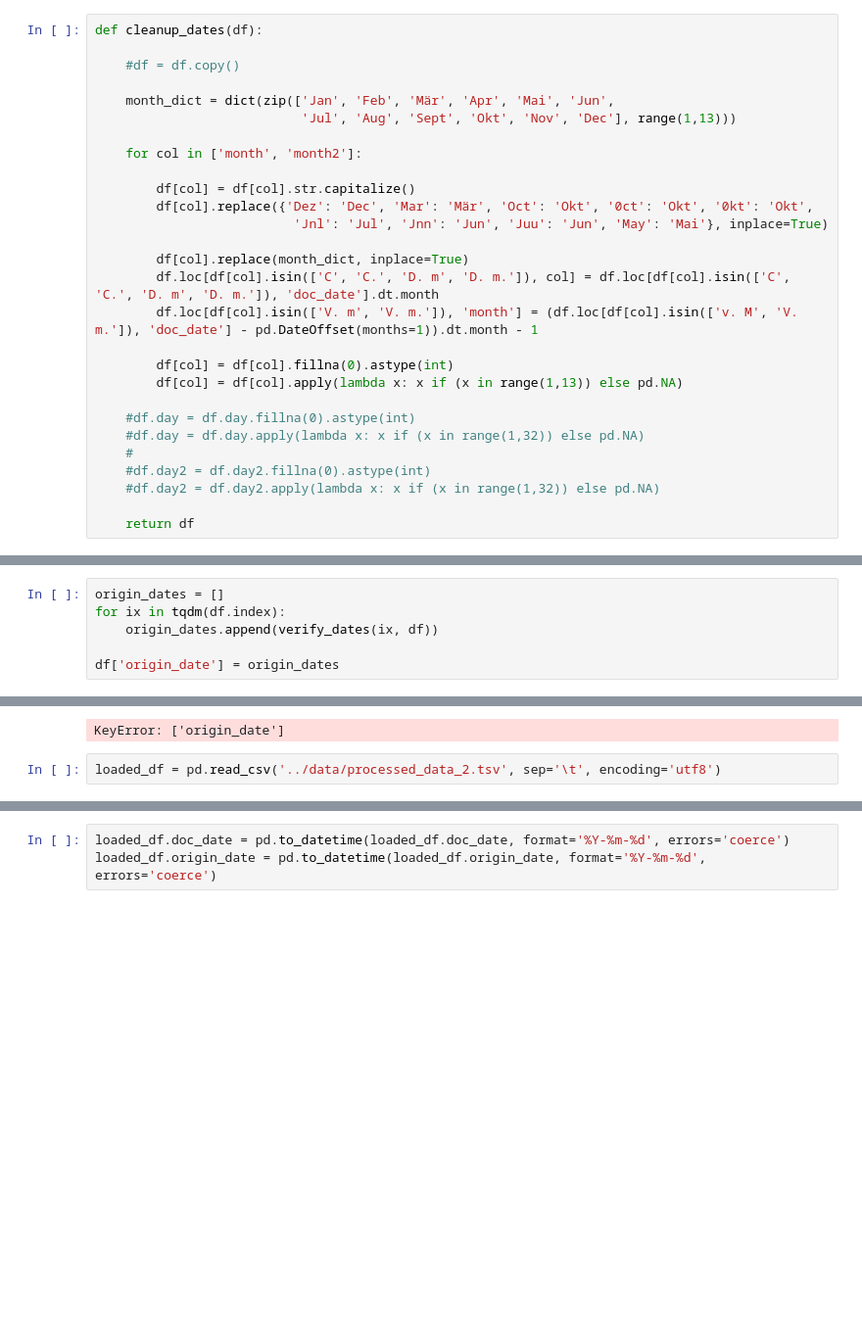
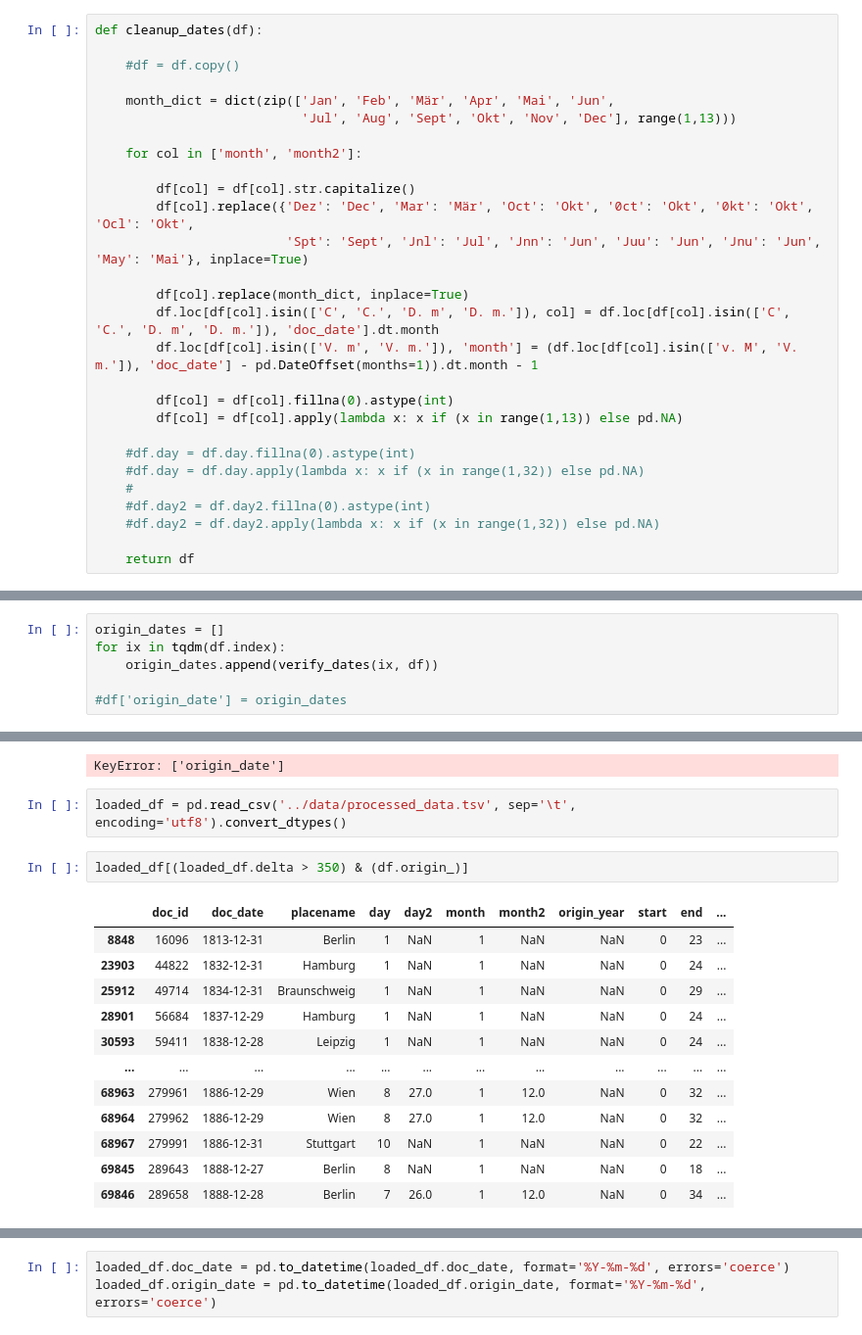
Before and after one commit to krkryger/rigasche-zeitung, a Jupyter notebook: notebooks/acta.ipynb, the cells around one changed output, grey strips where cells are left out. Shown: that part at 98% size. Drawn from its saved outputs; the diff is of its cells as text; blank space fills up the shorter version.

```diff
--- a/notebooks/acta.ipynb
+++ b/notebooks/acta.ipynb
@@ -265,8 +202,8 @@ def cleanup_dates(df):
     for col in ['month', 'month2']:
 
         df[col] = df[col].str.capitalize()
-        df[col].replace({'Dez': 'Dec', 'Mar': 'Mär', 'Oct': 'Okt', '0ct': 'Okt', '0kt': 'Okt',
-                          'Jnl': 'Jul', 'Jnn': 'Jun', 'Juu': 'Jun', 'May': 'Mai'}, inplace=True)
+        df[col].replace({'Dez': 'Dec', 'Mar': 'Mär', 'Oct': 'Okt', '0ct': 'Okt', '0kt': 'Okt', 'Ocl': 'Okt',
+                         'Spt': 'Sept', 'Jnl': 'Jul', 'Jnn': 'Jun', 'Juu': 'Jun', 'Jnu': 'Jun', 'May': 'Mai'}, inplace=True)
 
         df[col].replace(month_dict, inplace=True)
         df.loc[df[col].isin(['C', 'C.', 'D. m', 'D. m.']), col] = df.loc[df[col].isin(['C', 'C.', 'D. m', 'D. m.']), 'doc_date'].dt.month
@@ -417,5 +370,5 @@ origin_dates = []
 for ix in tqdm(df.index):
     origin_dates.append(verify_dates(ix, df))
 
-df['origin_date'] = origin_dates
+#df['origin_date'] = origin_dates
 # %% [output]
@@ -442,4 +387,19 @@ df['origin_date'] = pd.to_datetime(df.origin_date)
 # %% [output]
 KeyError: ['origin_date']
 # %%
-loaded_df = pd.read_csv('../data/processed_data_2.tsv', sep='\t', encoding='utf8')
+loaded_df = pd.read_csv('../data/processed_data.tsv', sep='\t', encoding='utf8').convert_dtypes()
+# %%
+loaded_df[(loaded_df.delta > 350) & (df.origin_)]
+# %% [output]
+|  | doc_id | doc_date | placename | day | day2 | month | month2 | origin_year | start | end | ... |
+| 8848 | 16096 | 1813-12-31 | Berlin | 1 | NaN | 1 | NaN | NaN | 0 | 23 | ... |
+| 23903 | 44822 | 1832-12-31 | Hamburg | 1 | NaN | 1 | NaN | NaN | 0 | 24 | ... |
+| 25912 | 49714 | 1834-12-31 | Braunschweig | 1 | NaN | 1 | NaN | NaN | 0 | 29 | ... |
+| 28901 | 56684 | 1837-12-29 | Hamburg | 1 | NaN | 1 | NaN | NaN | 0 | 24 | ... |
+| 30593 | 59411 | 1838-12-28 | Leipzig | 1 | NaN | 1 | NaN | NaN | 0 | 24 | ... |
+| ... | ... | ... | ... | ... | ... | ... | ... | ... | ... | ... | ... |
+| 68963 | 279961 | 1886-12-29 | Wien | 8 | 27.0 | 1 | 12.0 | NaN | 0 | 32 | ... |
+| 68964 | 279962 | 1886-12-29 | Wien | 8 | 27.0 | 1 | 12.0 | NaN | 0 | 32 | ... |
+| 68967 | 279991 | 1886-12-31 | Stuttgart | 10 | NaN | 1 | NaN | NaN | 0 | 22 | ... |
+| 69845 | 289643 | 1888-12-27 | Berlin | 8 | NaN | 1 | NaN | NaN | 0 | 18 | ... |
+| 69846 | 289658 | 1888-12-28 | Berlin | 7 | 26.0 | 1 | 12.0 | NaN | 0 | 34 | ... |
```
Also changed, not shown: parts of 19 cells of this notebook, 2 other files.
